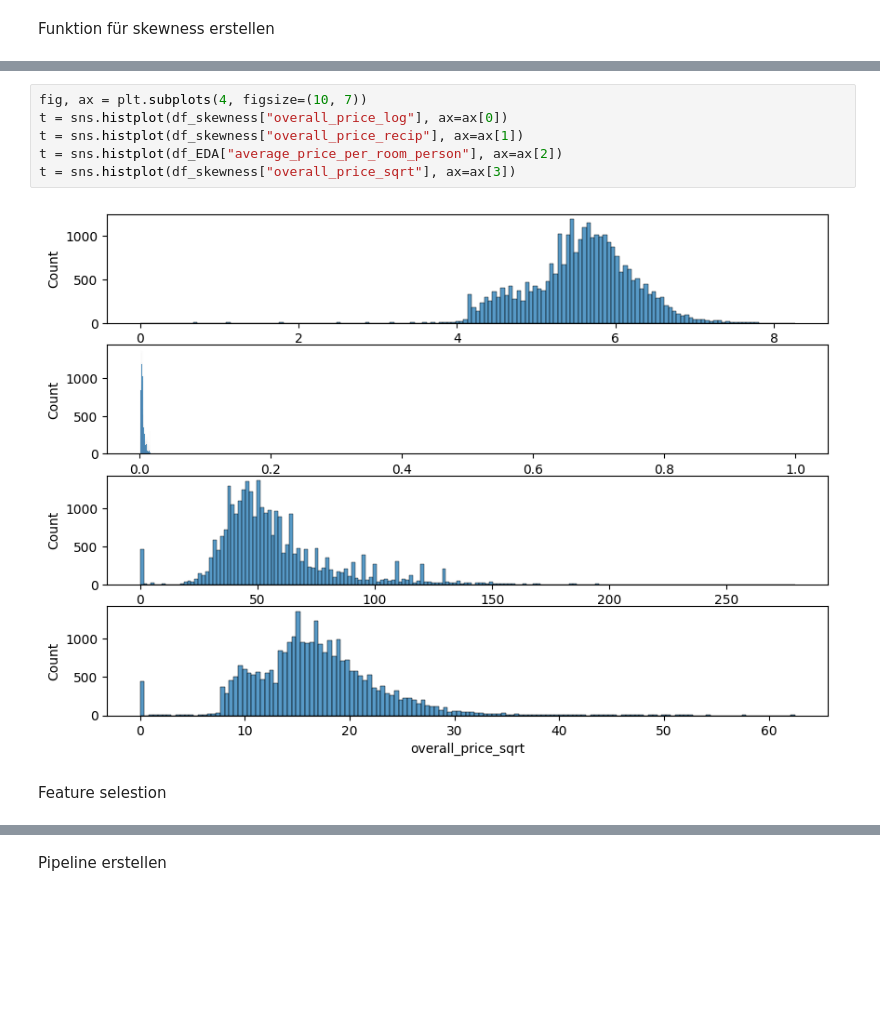
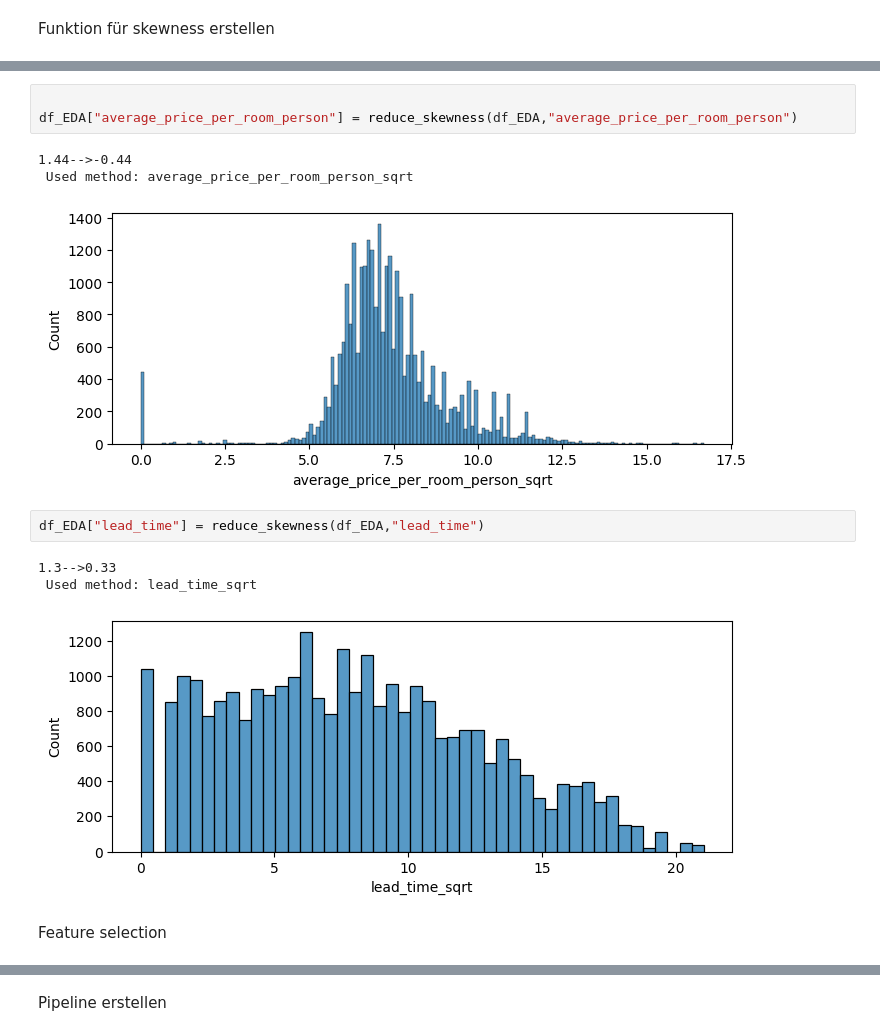
Before and after one commit to Jannis997/Hotel_Reservations, a Jupyter notebook: test.ipynb, the cells around one changed output, grey strips where cells are left out. Drawn from its saved outputs; the diff is of its cells as text; blank space fills up the shorter version.

```diff
--- a/test.ipynb
+++ b/test.ipynb
@@ -431,10 +420,15 @@ ValueError: Data must be positive.
-# %%
-fig, ax = plt.subplots(4, figsize=(10, 7))
-t = sns.histplot(df_skewness["overall_price_log"], ax=ax[0])
-t = sns.histplot(df_skewness["overall_price_recip"], ax=ax[1])
-t = sns.histplot(df_EDA["average_price_per_room_person"], ax=ax[2])
-t = sns.histplot(df_skewness["overall_price_sqrt"], ax=ax[3])
-# %% [output]
-[figure, removed]
+# %%
+
+df_EDA["average_price_per_room_person"] = reduce_skewness(df_EDA,"average_price_per_room_person")
+# %% [output]
+1.44-->-0.44
+ Used method: average_price_per_room_person_sqrt
+[figure, added]
+# %%
+df_EDA["lead_time"] = reduce_skewness(df_EDA,"lead_time")
+# %% [output]
+1.3-->0.33
+ Used method: lead_time_sqrt
+[figure, added]
 # %% [markdown]
-Feature selestion
+Feature selection
```
Also changed, not shown: parts of 22 cells of this notebook.
